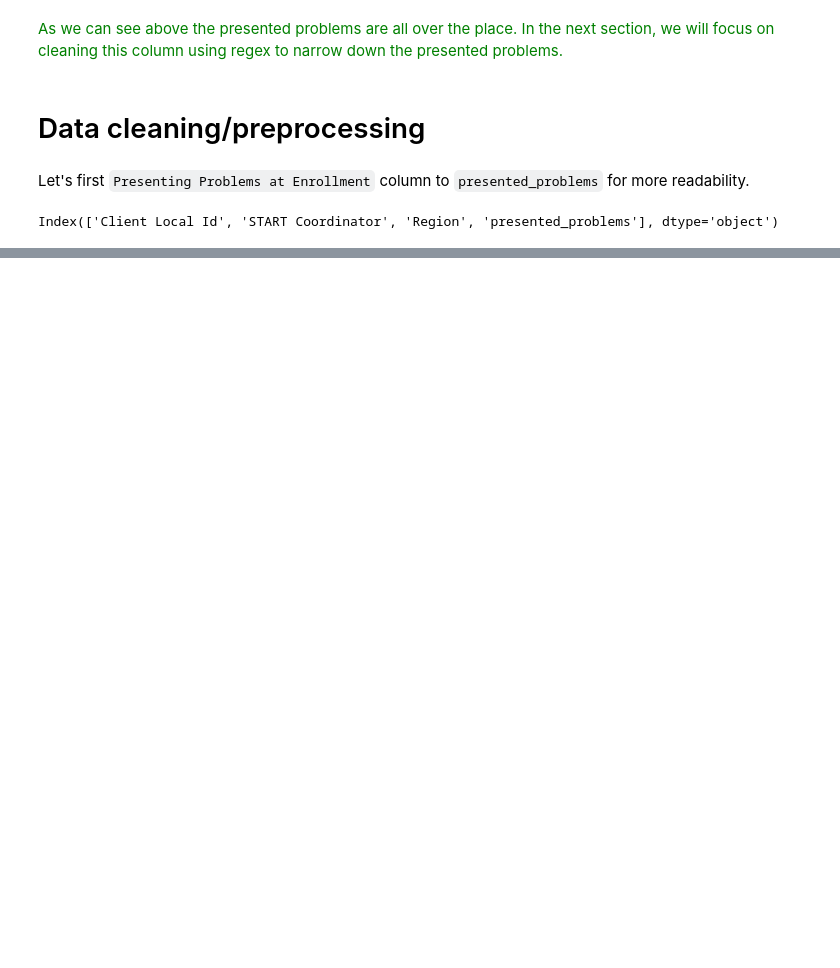
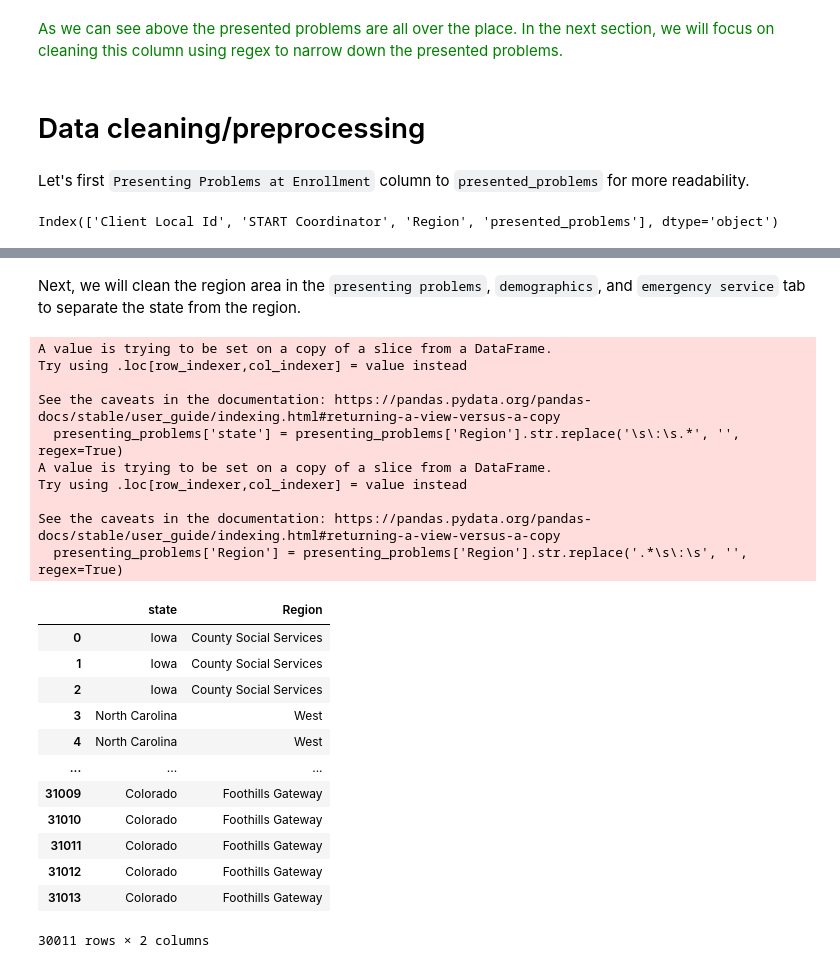
Before and after one commit to aimenabdulaziz/qss_final_project, a Jupyter notebook: code/01_notebook.ipynb, the cells around one changed output, grey strips where cells are left out. Cells and saved outputs as stored; diff of their text form; code cells hidden in the pictures; blank space fills up the shorter version.

Commit message:
more cleaning on dataset

```diff
--- a/code/01_notebook.ipynb
+++ b/code/01_notebook.ipynb
@@ -186,0 +235,31 @@ Index(['Client Local Id', 'START Coordinator', 'Region', 'presented_problems'],
+# %% [markdown]
+Next, we will clean the region area in the `presenting problems`, `demographics`, and `emergency service` tab to separate the state from the region.
+# %%
+# regex using str.replace
+presenting_problems['state'] = presenting_problems['Region'].str.replace('\s\:\s.*', '', regex=True)
+presenting_problems['Region'] = presenting_problems['Region'].str.replace('.*\s\:\s', '', regex=True)
+presenting_problems[['state', 'Region']]
+# %% [output]
+A value is trying to be set on a copy of a slice from a DataFrame.
+Try using .loc[row_indexer,col_indexer] = value instead
+
+See the caveats in the documentation: https://pandas.pydata.org/pandas-docs/stable/user_guide/indexing.html#returning-a-view-versus-a-copy
+  presenting_problems['state'] = presenting_problems['Region'].str.replace('\s\:\s.*', '', regex=True)
+A value is trying to be set on a copy of a slice from a DataFrame.
+Try using .loc[row_indexer,col_indexer] = value instead
+
+See the caveats in the documentation: https://pandas.pydata.org/pandas-docs/stable/user_guide/indexing.html#returning-a-view-versus-a-copy
+  presenting_problems['Region'] = presenting_problems['Region'].str.replace('.*\s\:\s', '', regex=True)
+|  | state | Region |
+| 0 | Iowa | County Social Services |
+| 1 | Iowa | County Social Services |
+| 2 | Iowa | County Social Services |
+| 3 | North Carolina | West |
+| 4 | North Carolina | West |
+| ... | ... | ... |
+| 31009 | Colorado | Foothills Gateway |
+| 31010 | Colorado | Foothills Gateway |
+| 31011 | Colorado | Foothills Gateway |
+| 31012 | Colorado | Foothills Gateway |
+| 31013 | Colorado | Foothills Gateway |
+30011 rows × 2 columns
```
Also changed, not shown: parts of 7 cells of this notebook.
